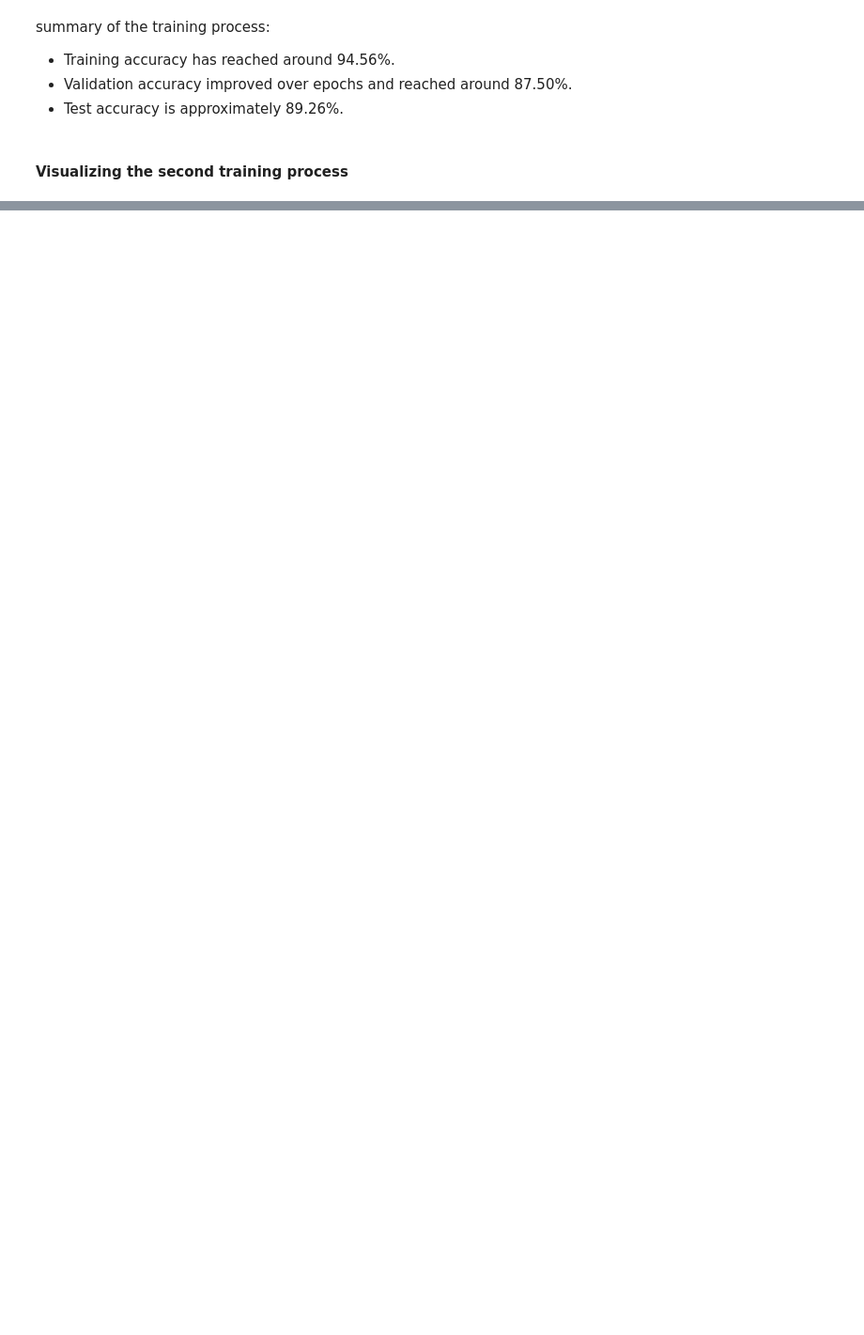
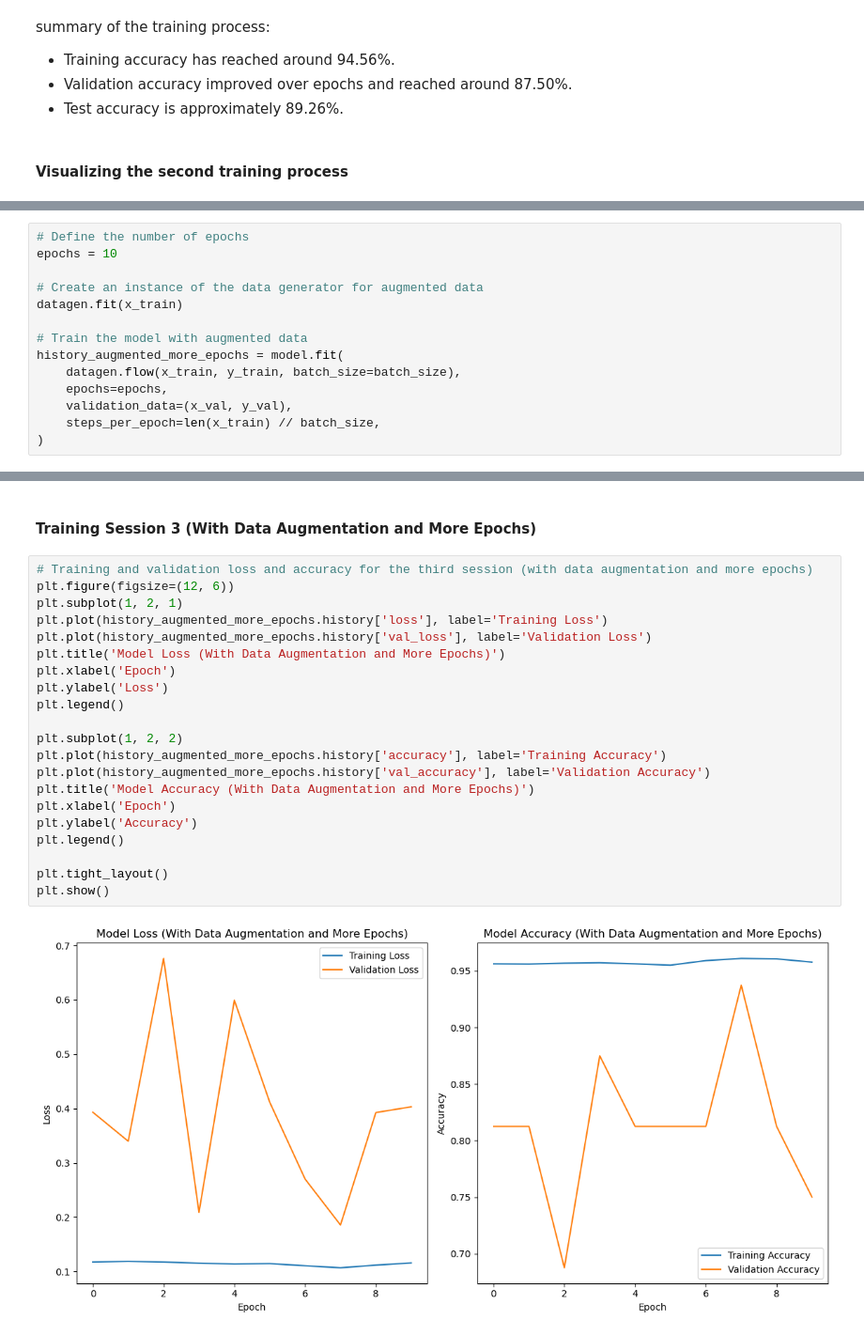
Before and after one commit to Ivan3864/Pneumonia-Detection, a Jupyter notebook: notebook.ipynb, the cells around one changed output, grey strips where cells are left out. Shown: that part at 94% size. Saved outputs shown, nothing was run; the diff lists cells and outputs as text; blank space fills up the shorter version.

```diff
--- a/notebook.ipynb
+++ b/notebook.ipynb
@@ -463,0 +444,14 @@ Epoch 10/10
+# %%
+# Define the number of epochs
+epochs = 10
+
+# Create an instance of the data generator for augmented data
+datagen.fit(x_train)
+
+# Train the model with augmented data
+history_augmented_more_epochs = model.fit(
+    datagen.flow(x_train, y_train, batch_size=batch_size),
+    epochs=epochs,
+    validation_data=(x_val, y_val),
+    steps_per_epoch=len(x_train) // batch_size,
+)
@@ -463,0 +532,25 @@ Epoch 10/10
+# %% [markdown]
+#### Training Session 3 (With Data Augmentation and More Epochs)
+# %%
+# Training and validation loss and accuracy for the third session (with data augmentation and more epochs)
+plt.figure(figsize=(12, 6))
+plt.subplot(1, 2, 1)
+plt.plot(history_augmented_more_epochs.history['loss'], label='Training Loss')
+plt.plot(history_augmented_more_epochs.history['val_loss'], label='Validation Loss')
+plt.title('Model Loss (With Data Augmentation and More Epochs)')
+plt.xlabel('Epoch')
+plt.ylabel('Loss')
+plt.legend()
+
+plt.subplot(1, 2, 2)
+plt.plot(history_augmented_more_epochs.history['accuracy'], label='Training Accuracy')
+plt.plot(history_augmented_more_epochs.history['val_accuracy'], label='Validation Accuracy')
+plt.title('Model Accuracy (With Data Augmentation and More Epochs)')
+plt.xlabel('Epoch')
+plt.ylabel('Accuracy')
+plt.legend()
+
+plt.tight_layout()
+plt.show()
+# %% [output]
+[figure, added]
```
Also changed, not shown: parts of 13 cells of this notebook.
